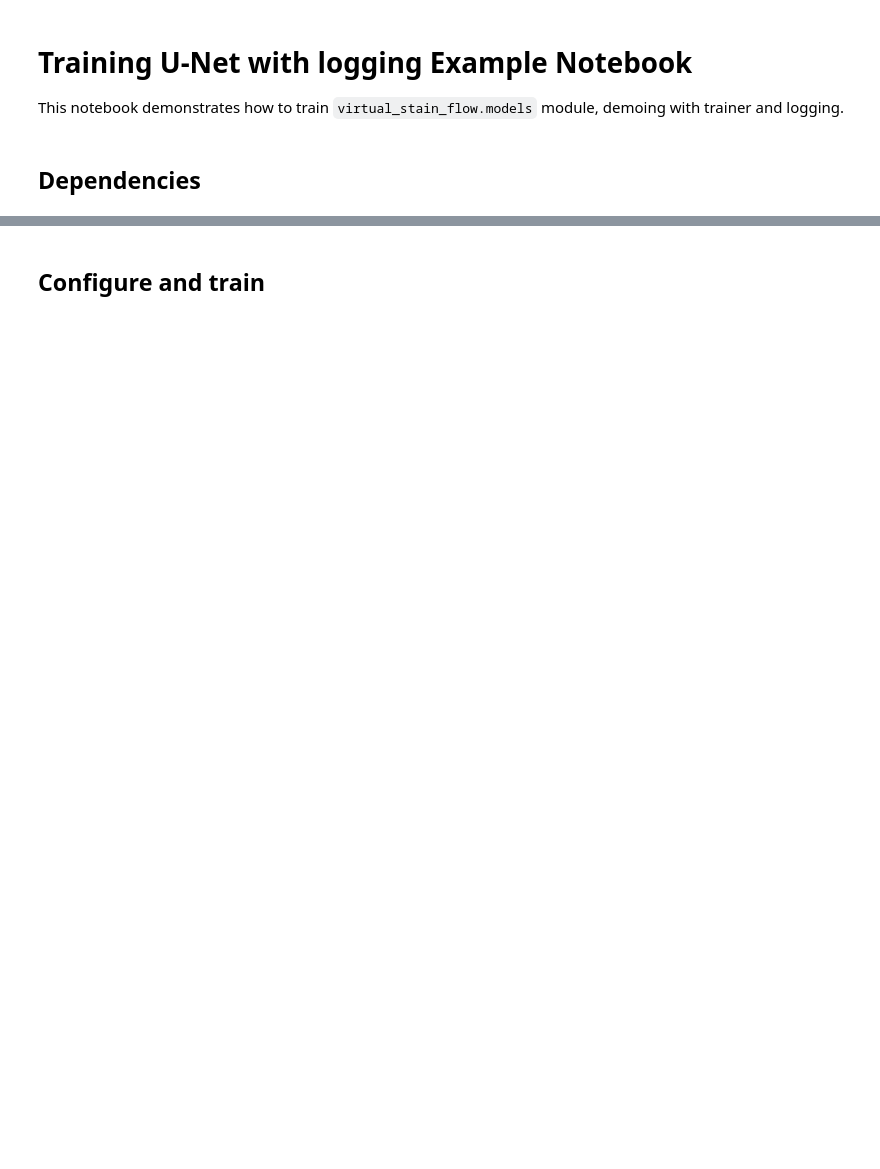
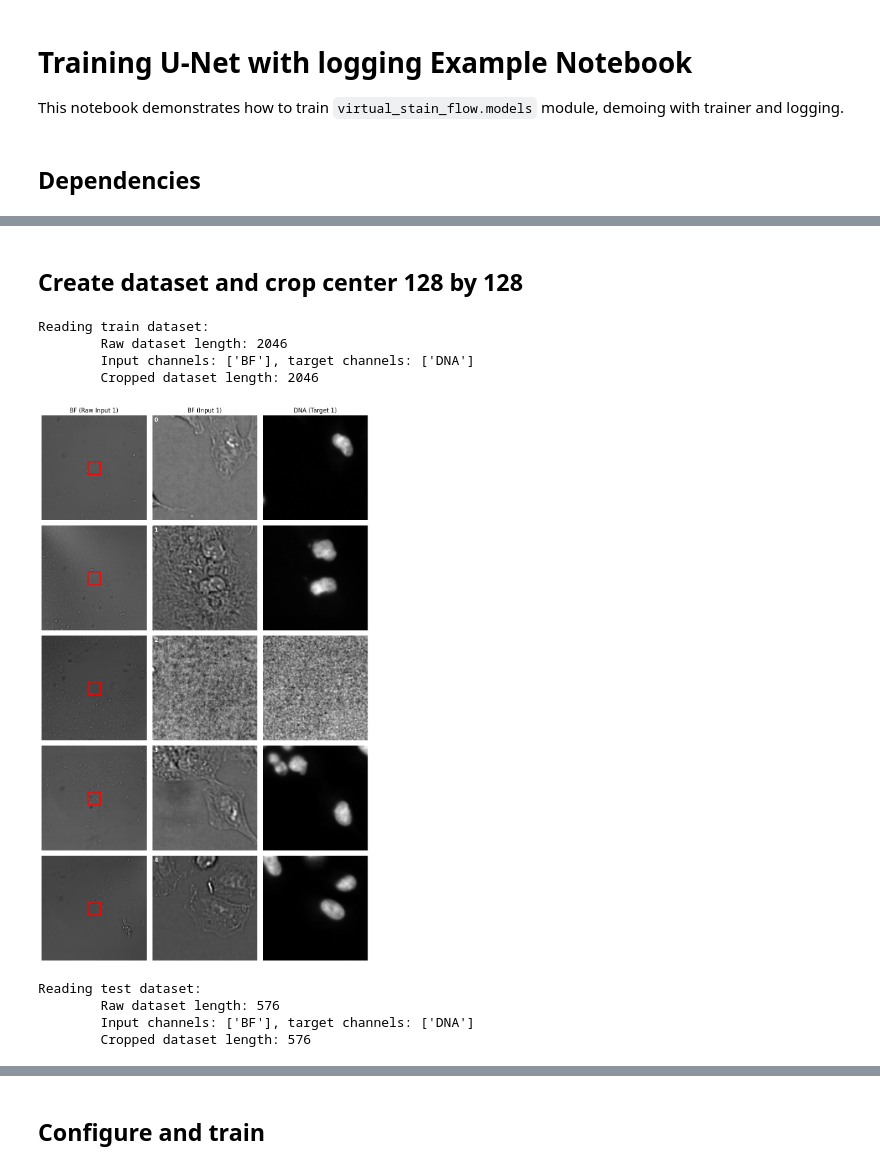
Before and after one commit to WayScience/virtual_stain_flow, a Jupyter notebook: examples/2.training_with_logging_example.ipynb, the cells around one changed output, grey strips where cells are left out. Drawn from its saved outputs; the diff is of its cells as text; code cells hidden in the pictures; blank space fills up the shorter version.

```diff
--- a/examples/2.training_with_logging_example.ipynb
+++ b/examples/2.training_with_logging_example.ipynb
@@ -102,6 +32,0 @@ def build_file_index(
-# %%
-# Load very small subset of CJUMP1, BF and Hoechst channel as input-target pairs
-# for demo purposes
-# See https://github.com/jump-cellpainting/2024_Chandrasekaran_NatureMethods_CPJUMP1 for details
-file_index = build_file_index(DATA_PATH, max_fields=64)
-print(file_index.head())
@@ -171,0 +33,60 @@ plot_dataset_grid(
+# %%
+DATA_DOWNLOAD_DIR = pathlib.Path("/PATH/TO/WHERE/YOU/WANT/TO/DOWNLOAD/CPJUMP1")
+if not DATA_DOWNLOAD_DIR.exists():
+    raise FileNotFoundError(f"Data download directory not found: {DATA_DOWNLOAD_DIR}")
+a549_data_dir = DATA_DOWNLOAD_DIR / "cpjump1_a549_48h"
+if not a549_data_dir.exists():
+    raise FileNotFoundError(f"A549 data directory not found: {a549_data_dir}")
+# %% [markdown]
+## Create dataset and crop center 128 by 128
+# %%
+splits = ["train", "test"]
+
+raw_datasets = {}
+crop_datasets = {}
+for split in splits:
+    file_index_file = a549_data_dir / f"{split}" / "file_index.csv"
+    if not file_index_file.exists():
+        raise FileNotFoundError(f"{split} file index not found")
+
+    file_index = pd.read_csv(file_index_file)
+    print(f"Reading {split} dataset:")
+    dataset = BaseImageDataset(
+        file_index=file_index,
+        check_exists=True,
+        pil_image_mode="I;16",
+        input_channel_keys=["BF"],
+        target_channel_keys=["DNA"],
+    )
+    print(f"\tRaw dataset length: {len(dataset)}")
+    print(
+        f"\tInput channels: {dataset.input_channel_keys}, target channels: {dataset._target_channel_keys}"
+    )
+
+    raw_datasets[split] = dataset
+
+    cropped_dataset = CropImageDataset.from_base_dataset(
+        dataset,
+        crop_size=128,
+        transforms=MaxScaleNormalize(
+            normalization_factor='16bit'),
+    )
+    print(f"\tCropped dataset length: {len(cropped_dataset)}")
+    crop_datasets[split] = cropped_dataset
+
+    _ = plot_dataset_grid(
+    cropped_dataset,
+        indices=[0,1,2,3,4],
+        wspace=0.025,
+        hspace=0.05
+    )
+# %% [output]
+Reading train dataset:
+        Raw dataset length: 2046
+        Input channels: ['BF'], target channels: ['DNA']
+        Cropped dataset length: 2046
+[figure, added]
+Reading test dataset:
+        Raw dataset length: 576
+        Input channels: ['BF'], target channels: ['DNA']
+        Cropped dataset length: 576
```
Also changed, not shown: parts of 14 cells of this notebook, 6 other files.
